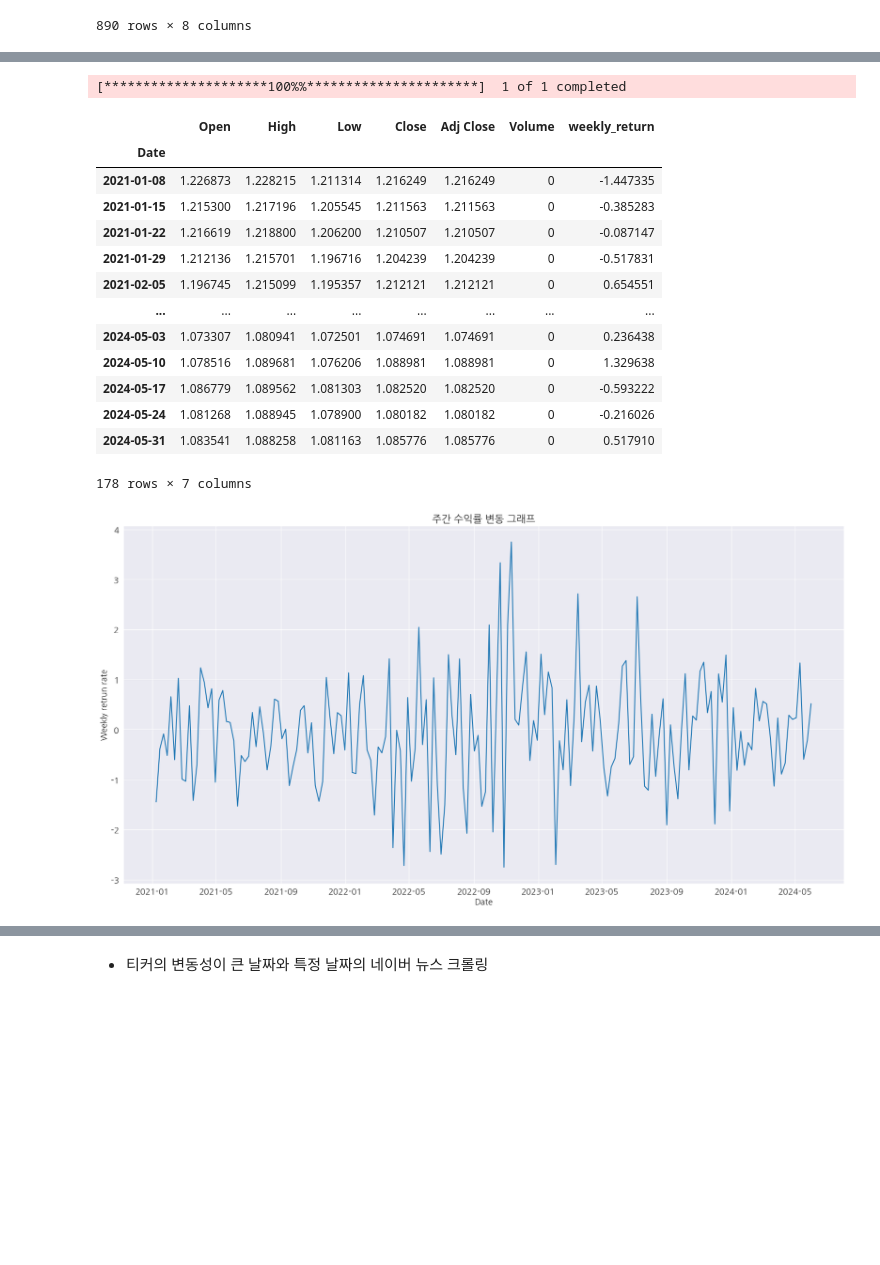
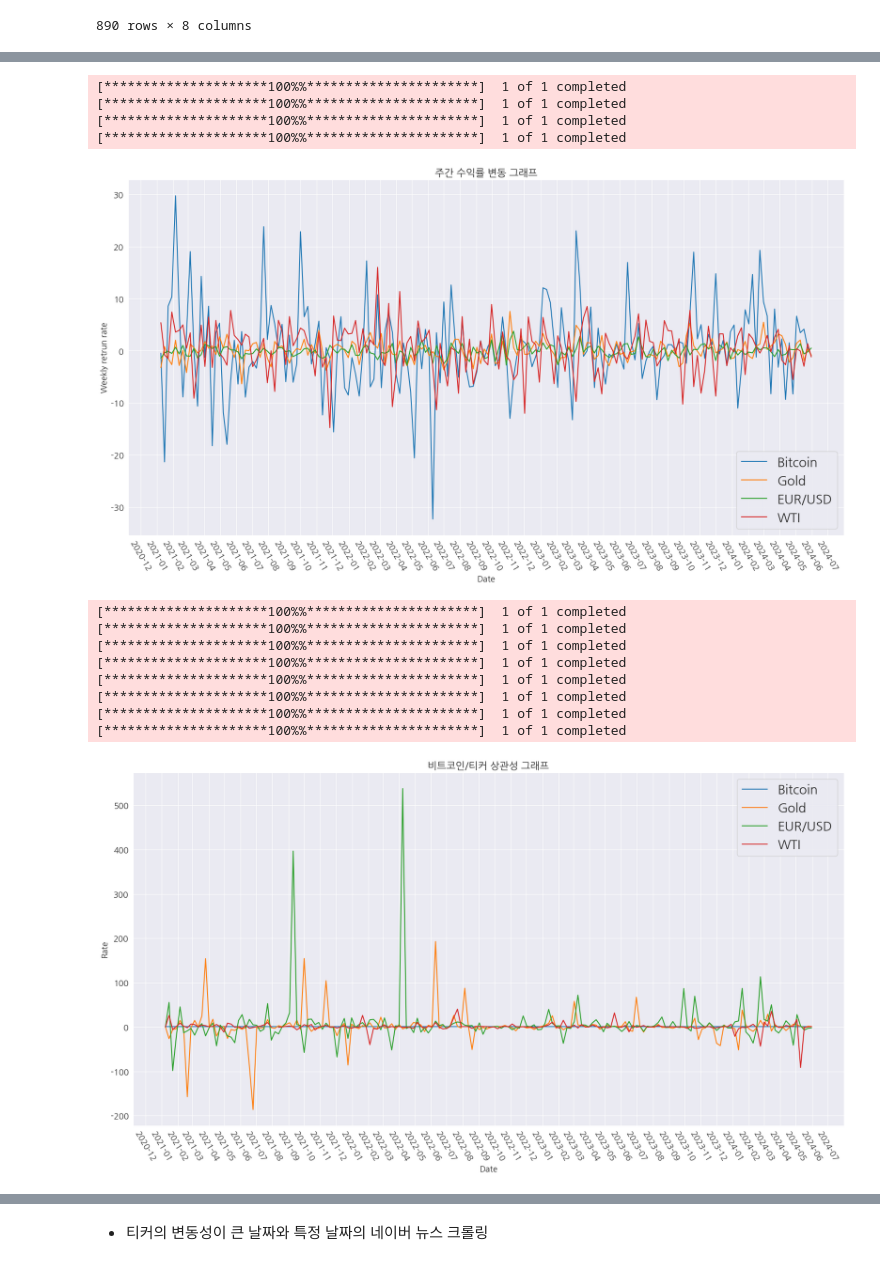
Before and after one commit to Ahram-Jeong/python-ml, a Jupyter notebook: project/yahoo_finance_ data_analysis.ipynb, the cells around one changed output, grey strips where cells are left out. Cells and saved outputs as stored; diff of their text form; code cells hidden in the pictures; blank space fills up the shorter version.

```diff
--- a/project/yahoo_finance_ data_analysis.ipynb
+++ b/project/yahoo_finance_ data_analysis.ipynb
@@ -73,37 +170,64 @@ plt.show()
 # %%
+# weekly return rate change graph
 # 주간 수익률 (=증감률)의 변동성 확인
-ticker_wk = yf.download(usd, start_date, end_date, interval = "1wk")
-ticker_wk["weekly_return"] = ticker_wk["Adj Close"].pct_change()*100
-ticker_wk = ticker_wk.dropna()
-ticker_wk
+w_y1 = weekly_return_rate(bitcoin, start_date, end_date)
+w_y2 = weekly_return_rate(gold, start_date, end_date)
+w_y3 = weekly_return_rate(usd, start_date, end_date)
+w_y4 = weekly_return_rate(wti, start_date, end_date)
+
+plt.rc("font", family = "NanumGothic", size = 13)
+plt.rcParams["axes.unicode_minus"] = False
+plt.figure(figsize = (20, 10))
+plt.plot(w_y1.index, w_y1, label = "Bitcoin")
+plt.plot(w_y2.index, w_y2, label = "Gold")
+plt.plot(w_y3.index, w_y3, label = "EUR/USD")
+plt.plot(w_y4.index, w_y4, label = "WTI")
+plt.legend(loc = "best", prop = {"size":20})
+plt.xlabel("Date")
+plt.ylabel("Weekly retrun rate")
+plt.gca().xaxis.set_major_locator(mdates.MonthLocator())
+plt.gca().xaxis.set_major_formatter(mdates.DateFormatter("%Y-%m"))
+plt.xticks(rotation = 300)
+plt.grid(True)
+plt.title("주간 수익률 변동 그래프")
+plt.show()
 # %% [output]
 [*********************100%%**********************]  1 of 1 completed
+[*********************100%%**********************]  1 of 1 completed
+[*********************100%%**********************]  1 of 1 completed
+[*********************100%%**********************]  1 of 1 completed
-|  | Open | High | Low | Close | Adj Close | Volume | weekly_return |
-| Date |  |  |  |  |  |  |  |
-| 2021-01-08 | 1.226873 | 1.228215 | 1.211314 | 1.216249 | 1.216249 | 0 | -1.447335 |
-| 2021-01-15 | 1.215300 | 1.217196 | 1.205545 | 1.211563 | 1.211563 | 0 | -0.385283 |
-| 2021-01-22 | 1.216619 | 1.218800 | 1.206200 | 1.210507 | 1.210507 | 0 | -0.087147 |
-| 2021-01-29 | 1.212136 | 1.215701 | 1.196716 | 1.204239 | 1.204239 | 0 | -0.517831 |
-| 2021-02-05 | 1.196745 | 1.215099 | 1.195357 | 1.212121 | 1.212121 | 0 | 0.654551 |
-| ... | ... | ... | ... | ... | ... | ... | ... |
-| 2024-05-03 | 1.073307 | 1.080941 | 1.072501 | 1.074691 | 1.074691 | 0 | 0.236438 |
-| 2024-05-10 | 1.078516 | 1.089681 | 1.076206 | 1.088981 | 1.088981 | 0 | 1.329638 |
-| 2024-05-17 | 1.086779 | 1.089562 | 1.081303 | 1.082520 | 1.082520 | 0 | -0.593222 |
-| 2024-05-24 | 1.081268 | 1.088945 | 1.078900 | 1.080182 | 1.080182 | 0 | -0.216026 |
-| 2024-05-31 | 1.083541 | 1.088258 | 1.081163 | 1.085776 | 1.085776 | 0 | 0.517910 |
-178 rows × 7 columns
+[figure, added]
 # %%
-# weekly return rate change graph
-wk_x = ticker_wk.index
-wk_y = ticker_wk["weekly_return"]
+# 상관성 그래프 시각화
+# weekly_return_rate(Bitcoin) / weekly_return_rate(ticker)
+corr_y1 = corr_bit(bitcoin, start_date, end_date)
+corr_y2 = corr_bit(gold, start_date, end_date)
+corr_y3 = corr_bit(usd, start_date, end_date)
+corr_y4 = corr_bit(wti, start_date, end_date)
 
 plt.rc("font", family = "NanumGothic", size = 13)
 plt.rcParams["axes.unicode_minus"] = False
 plt.figure(figsize = (20, 10))
-plt.plot(wk_x, wk_y)
+plt.plot(corr_y1.index, corr_y1, label = "Bitcoin")
+plt.plot(corr_y2.index, corr_y2, label = "Gold")
+plt.plot(corr_y3.index, corr_y3, label = "EUR/USD")
+plt.plot(corr_y4.index, corr_y4, label = "WTI")
+plt.legend(loc = "best", prop = {"size":20})
 plt.xlabel("Date")
-plt.ylabel("Weekly retrun rate")
-plt.title("주간 수익률 변동 그래프")
+plt.ylabel("Rate")
+plt.gca().xaxis.set_major_locator(mdates.MonthLocator())
+plt.gca().xaxis.set_major_formatter(mdates.DateFormatter("%Y-%m"))
+plt.xticks(rotation = 300)
+plt.grid(True)
+plt.title("비트코인/티커 상관성 그래프")
 plt.show()
 # %% [output]
+[*********************100%%**********************]  1 of 1 completed
+[*********************100%%**********************]  1 of 1 completed
+[*********************100%%**********************]  1 of 1 completed
+[*********************100%%**********************]  1 of 1 completed
+[*********************100%%**********************]  1 of 1 completed
+[*********************100%%**********************]  1 of 1 completed
+[*********************100%%**********************]  1 of 1 completed
+[*********************100%%**********************]  1 of 1 completed
-[figure, old version]
+[figure, new version]
```
Also changed, not shown: parts of 22 cells of this notebook.
